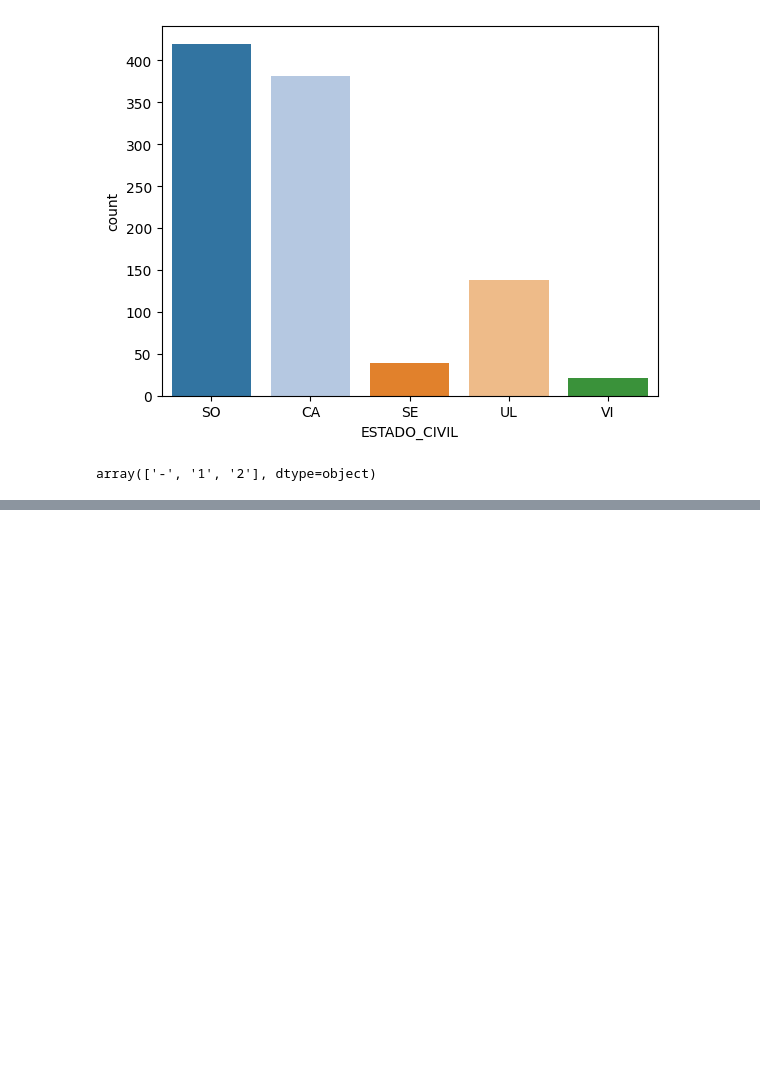
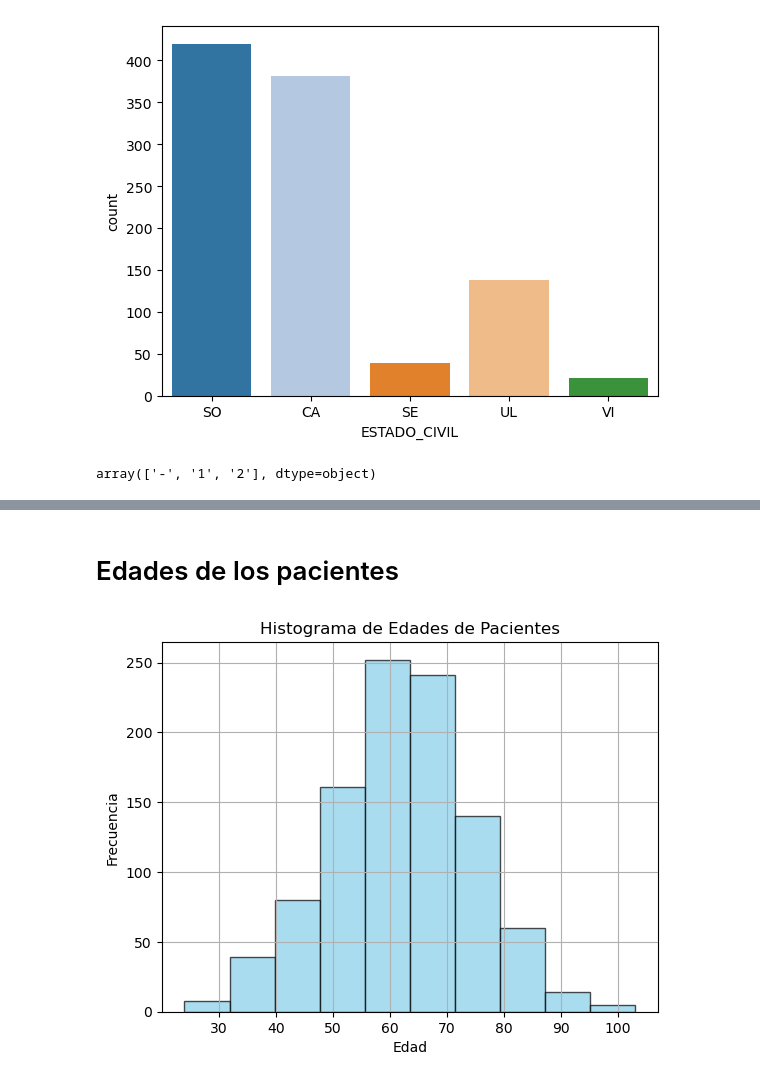
Before and after one commit to carlosjara/MCD_FAII, a Jupyter notebook: FAII/Talleres/Taller_Practico/Taller_I.ipynb, the cells around one changed output, grey strips where cells are left out. Drawn from its saved outputs; the diff is of its cells as text; code cells hidden in the pictures; blank space fills up the shorter version.

```diff
--- a/FAII/Talleres/Taller_Practico/Taller_I.ipynb
+++ b/FAII/Talleres/Taller_Practico/Taller_I.ipynb
@@ -240,0 +243,5 @@ plt.show()
+# %%
+# Convertir la columna de fecha de nacimiento al formato de fecha
+df['FECHA_NACIMIENTO'] = pd.to_datetime(df['FECHA_NACIMIENTO'])
+df['FECHA_DATOS_PESO_TALLA']=pd.to_datetime(df['FECHA_DATOS_PESO_TALLA'])
+df['Fecha_cero']=pd.to_datetime(df['Fecha_cero'])
@@ -240,0 +252,17 @@ plt.show()
+# %%
+# Calcular la edad de las mujeres a hoy
+from datetime import datetime
+today = datetime.now()
+df['Edad'] = today.year - df['FECHA_NACIMIENTO'].dt.year
+# %% [markdown]
+# Edades de los pacientes
+# %%
+# Graficar un histograma de edades de las mujeres
+plt.hist(df['Edad'], bins=10, color='skyblue', edgecolor='black', alpha=0.7)
+plt.xlabel('Edad')
+plt.ylabel('Frecuencia')
+plt.title('Histograma de Edades de Pacientes')
+plt.grid(True)
+plt.show()
+# %% [output]
+[figure, added]
```
Also changed, not shown: parts of 23 cells of this notebook, 2 other files.
